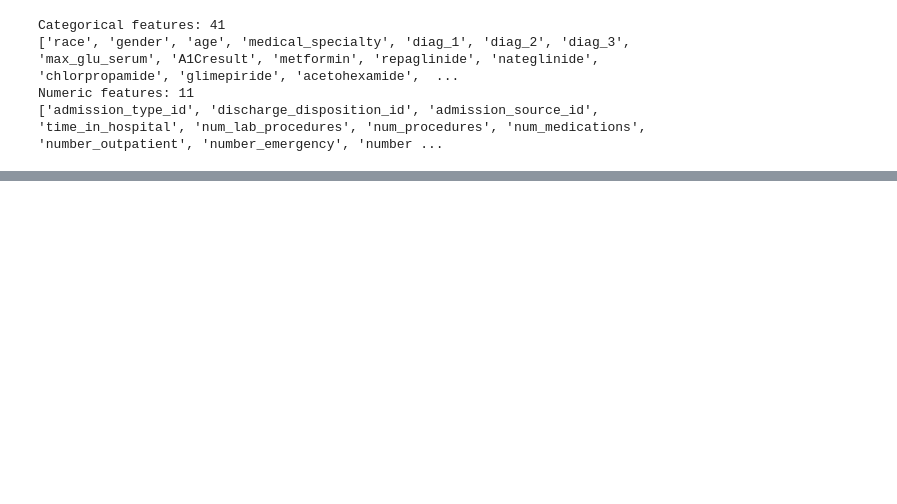
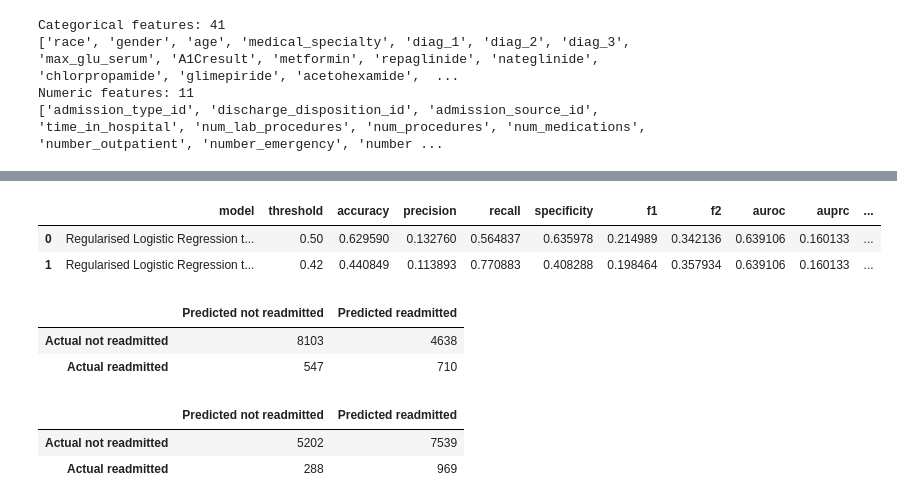
Before and after one commit to mxh210/Summer-Individual-Project, a Jupyter notebook: Processing_Pipeline/03_prediction_model_optimisation.ipynb, the cells around one changed output, grey strips where cells are left out. Drawn from its saved outputs; the diff is of its cells as text; code cells hidden in the pictures; blank space fills up the shorter version.

```diff
--- a/Processing_Pipeline/03_prediction_model_optimisation.ipynb
+++ b/Processing_Pipeline/03_prediction_model_optimisation.ipynb
@@ -170,0 +521,12 @@ def save_confusion_matrix(model, X_test, y_test, model_name, output_dir):
+# %%
+y_test_proba_reg_log = regularised_log_reg_final_model.predict_proba(X_test)[:, 1]
+# %%
+# Evaluate default threshold
+reg_log_test_default_results = evaluate_predictions_from_proba(
+    y_true=y_test,
+    y_proba=y_test_proba_reg_log,
+    threshold=0.5,
+    model_name="Regularised Logistic Regression test default 0.5"
+)
+
+reg_log_test_default_results
@@ -170,0 +551,10 @@ def save_confusion_matrix(model, X_test, y_test, model_name, output_dir):
+# %%
+# Evaluate tuned threshold
+reg_log_test_tuned_results = evaluate_predictions_from_proba(
+    y_true=y_test,
+    y_proba=y_test_proba_reg_log,
+    threshold=best_reg_log_threshold,
+    model_name="Regularised Logistic Regression test tuned threshold"
+)
+
+reg_log_test_tuned_results
@@ -170,0 +579,50 @@ def save_confusion_matrix(model, X_test, y_test, model_name, output_dir):
+# %%
+reg_log_test_comparison = pd.DataFrame([
+    reg_log_test_default_results,
+    reg_log_test_tuned_results
+])
+
+reg_log_test_comparison.to_csv(
+    OUTPUT_DIR / "regularised_logistic_regression_test_default_vs_tuned.csv",
+    index=False
+)
+
+reg_log_test_comparison
+# %% [output]
+|  | model | threshold | accuracy | precision | recall | specificity | f1 | f2 | auroc | auprc | ... |
+| 0 | Regularised Logistic Regression t... | 0.50 | 0.629590 | 0.132760 | 0.564837 | 0.635978 | 0.214989 | 0.342136 | 0.639106 | 0.160133 | ... |
+| 1 | Regularised Logistic Regression t... | 0.42 | 0.440849 | 0.113893 | 0.770883 | 0.408288 | 0.198464 | 0.357934 | 0.639106 | 0.160133 | ... |
+# %%
+# Default threshold confusion matrix
+reg_log_test_default_cm = confusion_matrix_from_proba(
+    y_true=y_test,
+    y_proba=y_test_proba_reg_log,
+    threshold=0.5
+)
+
+reg_log_test_default_cm.to_csv(
+    OUTPUT_DIR / "confusion_matrix_regularised_logistic_regression_test_default_0_5.csv"
+)
+
+reg_log_test_default_cm
+# %% [output]
+|  | Predicted not readmitted | Predicted readmitted |
+| Actual not readmitted | 8103 | 4638 |
+| Actual readmitted | 547 | 710 |
+# %%
+# Tuned threshold confusion matrix
+reg_log_test_tuned_cm = confusion_matrix_from_proba(
+    y_true=y_test,
+    y_proba=y_test_proba_reg_log,
+    threshold=best_reg_log_threshold
+)
+
+reg_log_test_tuned_cm.to_csv(
+    OUTPUT_DIR / "confusion_matrix_regularised_logistic_regression_test_tuned_threshold.csv"
+)
+
+reg_log_test_tuned_cm
+# %% [output]
+|  | Predicted not readmitted | Predicted readmitted |
+| Actual not readmitted | 5202 | 7539 |
+| Actual readmitted | 288 | 969 |
```
Also changed, not shown: parts of 17 cells of this notebook, 5 other files.
